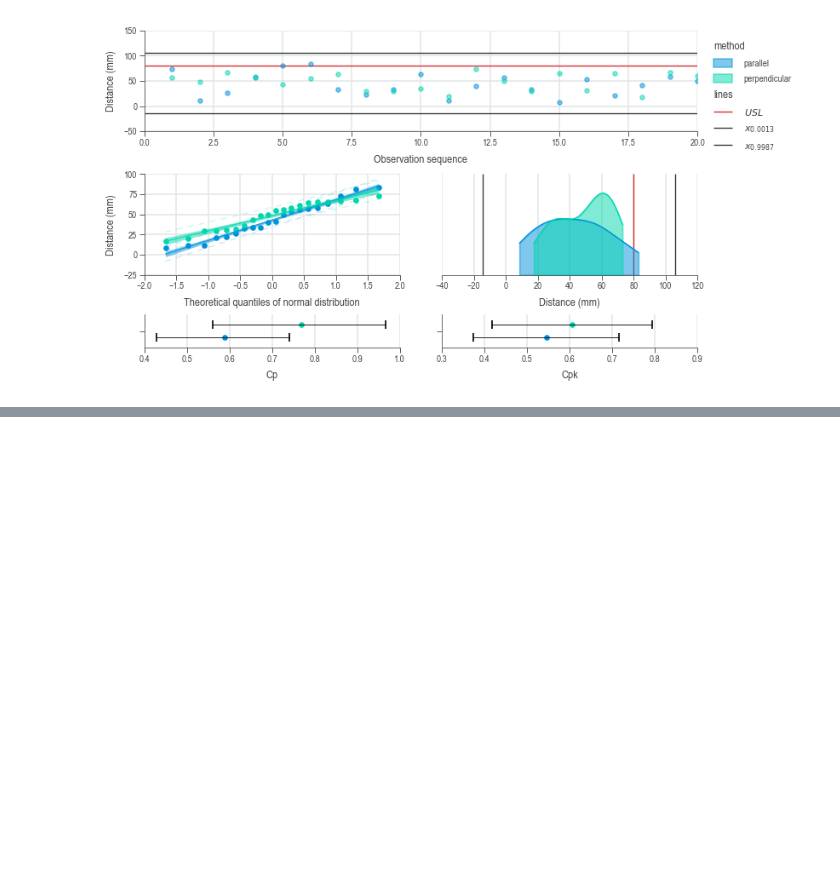
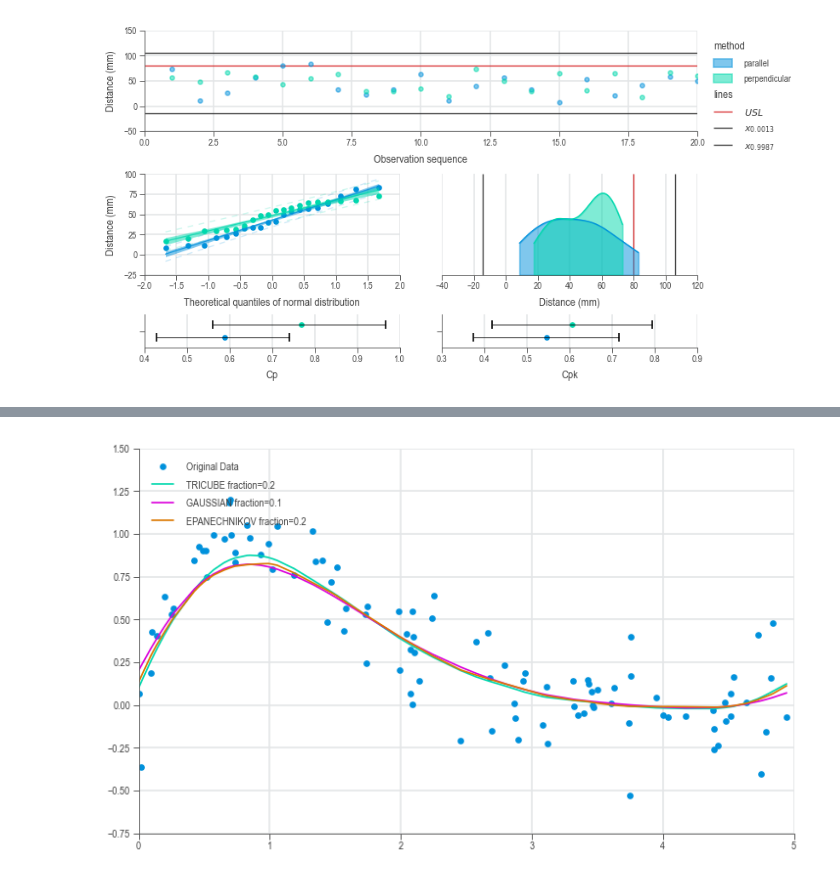
Before and after one commit to j4ggr/DaSPi, a Jupyter notebook: notebooks/doc-content_process-analysis.ipynb, the cells around one changed output, grey strips where cells are left out. Saved outputs shown, nothing was run; the diff lists cells and outputs as text; code cells hidden in the pictures; blank space fills up the shorter version.

```diff
--- a/notebooks/doc-content_process-analysis.ipynb
+++ b/notebooks/doc-content_process-analysis.ipynb
@@ -242,0 +385,25 @@ chart = dsp.MultipleVariateChart(
+# %%
+import numpy as np
+import daspi as dsp
+import pandas as pd
+import matplotlib.pyplot as plt
+
+np.random.seed(1)
+x=np.sort(5*np.random.random(100))
+df = pd.DataFrame(dict(
+    x=x,
+    y=np.sin(x) * 3*np.exp(-x) + np.random.normal(0, 0.2, 100)))
+plt.plot(df.x, df.y, label='Original Data', marker='o', lw=0)
+
+model = dsp.Lowess(df, 'y', 'x')
+options = {
+    'tricube': 0.2,
+    'gaussian': 0.1,
+    'epanechnikov': 0.2}
+for kernel, fraction in options.items():
+    model.fit(fraction, kernel)
+    plt.plot(model.x, model.smoothed, label=f'{kernel.upper()} {fraction=}', lw=1)
+plt.legend()
+plt.show()
+# %% [output]
+[figure, added]
```
Also changed, not shown: parts of 4 cells of this notebook, 2 other files.
